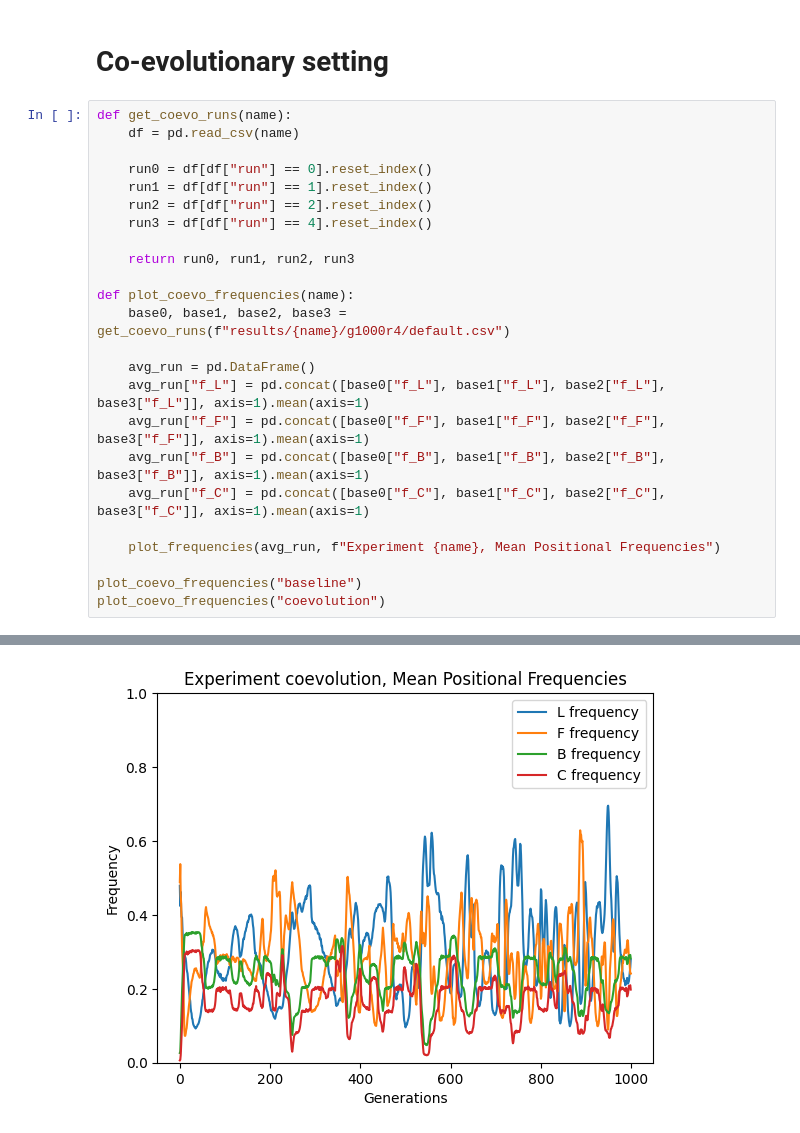
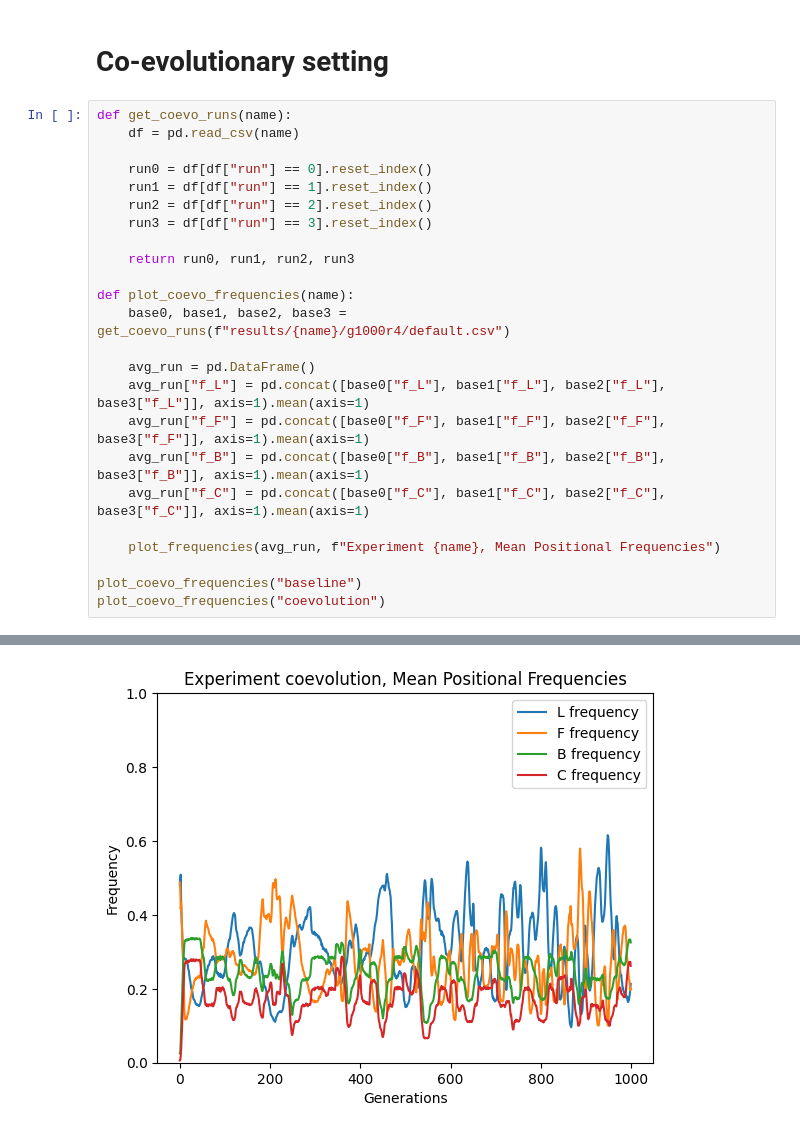
Before and after one commit to Maxuuuuuu/naco-project, a Jupyter notebook: analysis.ipynb, the cells around one changed output, grey strips where cells are left out. Drawn from its saved outputs; the diff is of its cells as text.

```diff
--- a/analysis.ipynb
+++ b/analysis.ipynb
@@ -109,7 +109,7 @@ def get_coevo_runs(name):
     run0 = df[df["run"] == 0].reset_index()
     run1 = df[df["run"] == 1].reset_index()
     run2 = df[df["run"] == 2].reset_index()
-    run3 = df[df["run"] == 4].reset_index()
+    run3 = df[df["run"] == 3].reset_index()
 
     return run0, run1, run2, run3
 
@@ -131,4 +131,4 @@ plot_coevo_frequencies("coevolution")
-[figure, old version]
+[figure, new version]
 # %%
 def plot_predation(df, title):
     plt.plot(df["X_L"], label="L Predation")
```
Also changed, not shown: parts of 7 cells of this notebook.
